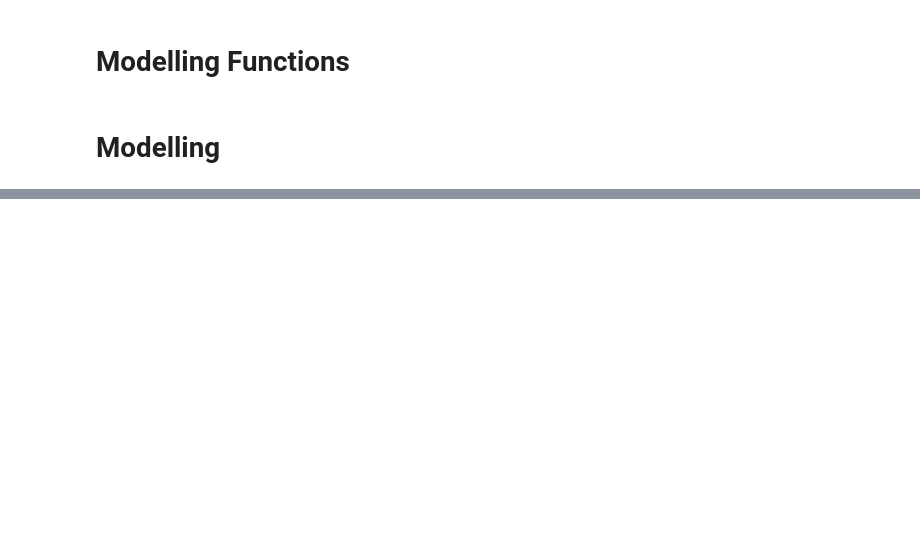
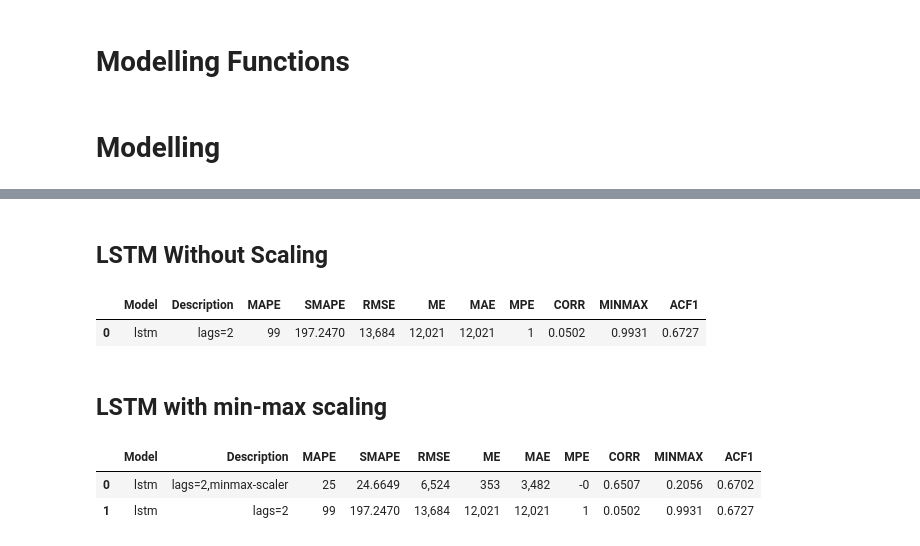
Before and after one commit to bhishanpdl/Project_Web_Traffic_Timeseries_Forecasting, a Jupyter notebook: notebooks/h01_timeseries_modelling_deep_learning.ipynb, the cells around one changed output, grey strips where cells are left out. Drawn from its saved outputs; the diff is of its cells as text; code cells hidden in the pictures; blank space fills up the shorter version.

```diff
--- a/notebooks/h01_timeseries_modelling_deep_learning.ipynb
+++ b/notebooks/h01_timeseries_modelling_deep_learning.ipynb
@@ -689,0 +589,22 @@ Test SMAPE: 88.42
+# %% [markdown]
+## LSTM Without Scaling
+# %%
+res = run_model(model_lstm,'lstm','lags=2',params_lstm,scaler=None,ts=ts,
+              SEED=SEED,
+              df_eval=df_eval,show=True)
+df_eval = res['df_eval']
+# %% [output]
+|  | Model | Description | MAPE | SMAPE | RMSE | ME | MAE | MPE | CORR | MINMAX | ACF1 |
+| 0 | lstm | lags=2 | 99 | 197.2470 | 13,684 | 12,021 | 12,021 | 1 | 0.0502 | 0.9931 | 0.6727 |
+# %% [markdown]
+## LSTM with min-max scaling
+# %%
+%%time
+res = run_model(model_lstm,'lstm','lags=2,minmax-scaler',params_lstm,scaler=scaler,
+                ts=ts,
+                df_eval=df_eval,show=True)
+df_eval = res['df_eval']
+# %% [output]
+|  | Model | Description | MAPE | SMAPE | RMSE | ME | MAE | MPE | CORR | MINMAX | ACF1 |
+| 0 | lstm | lags=2,minmax-scaler | 25 | 24.6649 | 6,524 | 353 | 3,482 | -0 | 0.6507 | 0.2056 | 0.6702 |
+| 1 | lstm | lags=2 | 99 | 197.2470 | 13,684 | 12,021 | 12,021 | 1 | 0.0502 | 0.9931 | 0.6727 |
```
Also changed, not shown: parts of 29 cells of this notebook, 39 other files.
